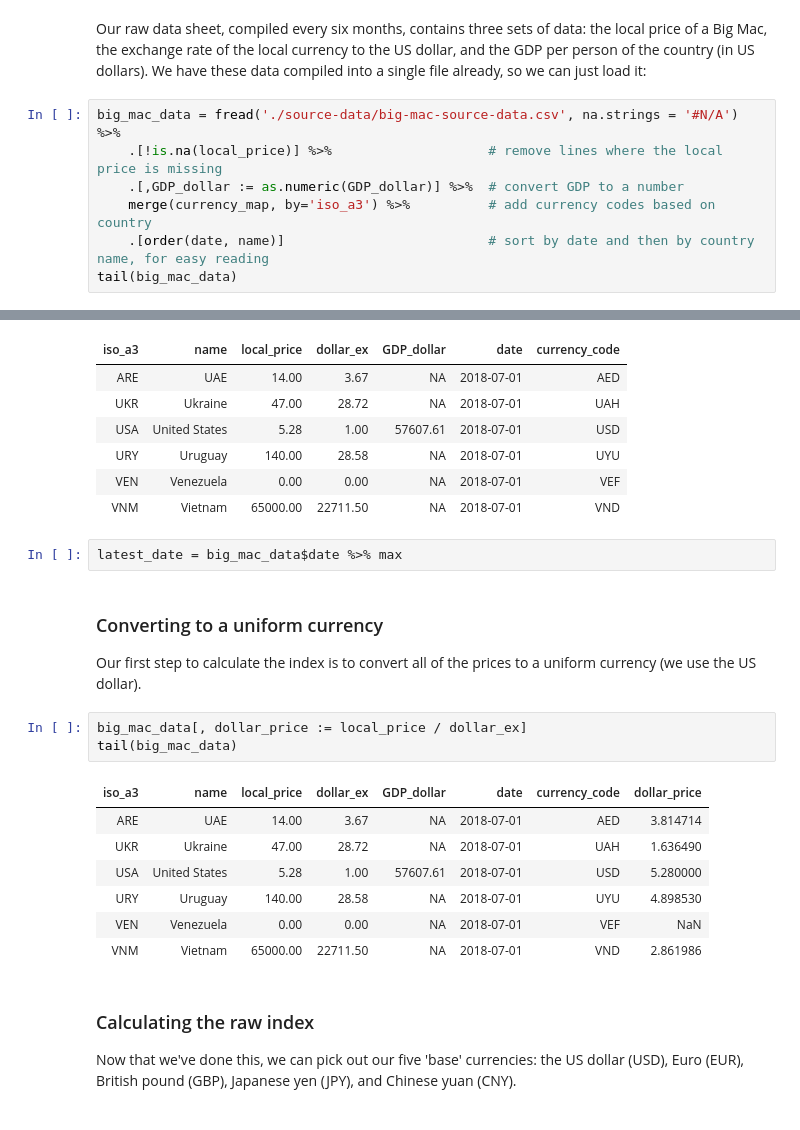
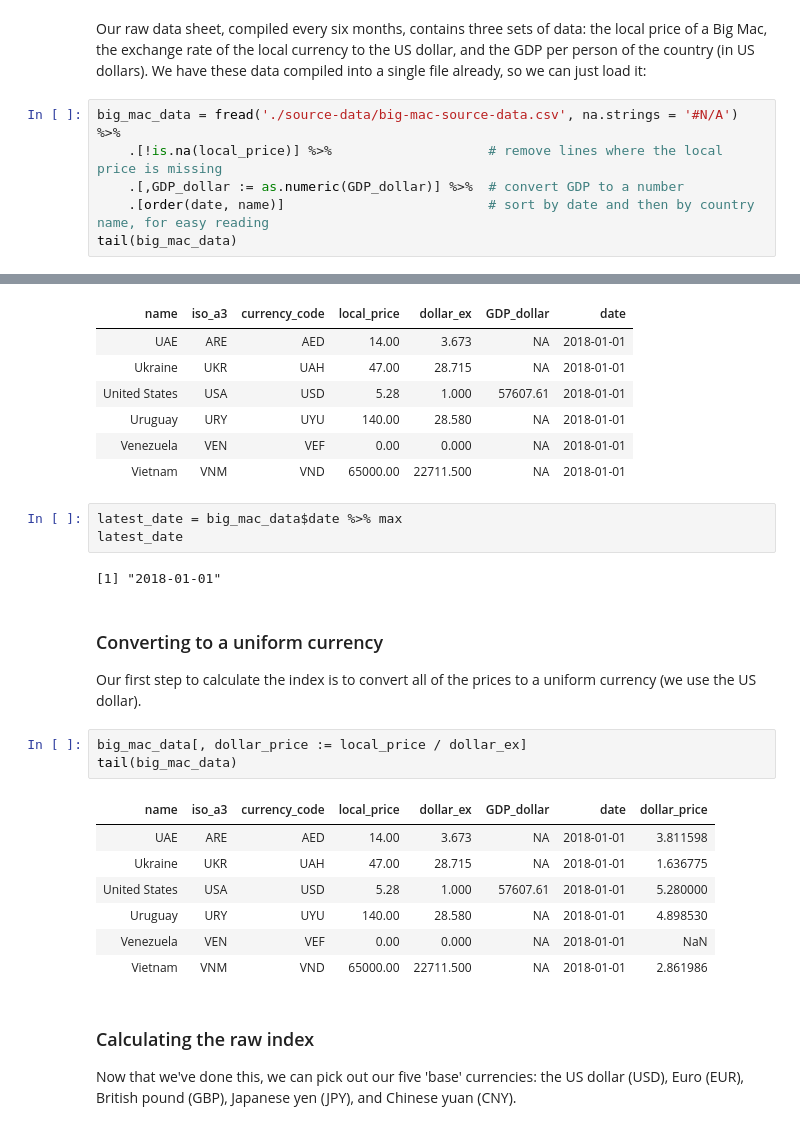
Before and after one commit to TheEconomist/big-mac-data, a Jupyter notebook: Big Mac data generator.ipynb, the cells around one changed output, grey strips where cells are left out. Cells and saved outputs as stored; diff of their text form.

Commit message:
Adding in the latest math and Readme.

```diff
--- a/Big Mac data generator.ipynb
+++ b/Big Mac data generator.ipynb
@@ -59,7 +43,6 @@ Our raw data sheet, compiled every six months, contains three sets of data: the
 big_mac_data = fread('./source-data/big-mac-source-data.csv', na.strings = '#N/A') %>%
     .[!is.na(local_price)] %>%                    # remove lines where the local price is missing
     .[,GDP_dollar := as.numeric(GDP_dollar)] %>%  # convert GDP to a number
-    merge(currency_map, by='iso_a3') %>%          # add currency codes based on country
     .[order(date, name)]                          # sort by date and then by country name, for easy reading
 tail(big_mac_data)
 # %% [output]
@@ -68,12 +49,15 @@ Warning message in eval(jsub, SDenv, parent.frame()):
-| iso_a3 | name | local_price | dollar_ex | GDP_dollar | date | currency_code |
-| ARE | UAE | 14.00 | 3.67 | NA | 2018-07-01 | AED |
-| UKR | Ukraine | 47.00 | 28.72 | NA | 2018-07-01 | UAH |
-| USA | United States | 5.28 | 1.00 | 57607.61 | 2018-07-01 | USD |
-| URY | Uruguay | 140.00 | 28.58 | NA | 2018-07-01 | UYU |
-| VEN | Venezuela | 0.00 | 0.00 | NA | 2018-07-01 | VEF |
-| VNM | Vietnam | 65000.00 | 22711.50 | NA | 2018-07-01 | VND |
+| name | iso_a3 | currency_code | local_price | dollar_ex | GDP_dollar | date |
+| UAE | ARE | AED | 14.00 | 3.673 | NA | 2018-01-01 |
+| Ukraine | UKR | UAH | 47.00 | 28.715 | NA | 2018-01-01 |
+| United States | USA | USD | 5.28 | 1.000 | 57607.61 | 2018-01-01 |
+| Uruguay | URY | UYU | 140.00 | 28.580 | NA | 2018-01-01 |
+| Venezuela | VEN | VEF | 0.00 | 0.000 | NA | 2018-01-01 |
+| Vietnam | VNM | VND | 65000.00 | 22711.500 | NA | 2018-01-01 |
 # %%
 latest_date = big_mac_data$date %>% max
+latest_date
+# %% [output]
+[1] "2018-01-01"
 # %% [markdown]
 ### Converting to a uniform currency
 
@@ -82,13 +66,13 @@ Our first step to calculate the index is to convert all of the prices to a unifo
 big_mac_data[, dollar_price := local_price / dollar_ex]
 tail(big_mac_data)
 # %% [output]
-| iso_a3 | name | local_price | dollar_ex | GDP_dollar | date | currency_code | dollar_price |
-| ARE | UAE | 14.00 | 3.67 | NA | 2018-07-01 | AED | 3.814714 |
-| UKR | Ukraine | 47.00 | 28.72 | NA | 2018-07-01 | UAH | 1.636490 |
-| USA | United States | 5.28 | 1.00 | 57607.61 | 2018-07-01 | USD | 5.280000 |
-| URY | Uruguay | 140.00 | 28.58 | NA | 2018-07-01 | UYU | 4.898530 |
-| VEN | Venezuela | 0.00 | 0.00 | NA | 2018-07-01 | VEF | NaN |
-| VNM | Vietnam | 65000.00 | 22711.50 | NA | 2018-07-01 | VND | 2.861986 |
+| name | iso_a3 | currency_code | local_price | dollar_ex | GDP_dollar | date | dollar_price |
+| UAE | ARE | AED | 14.00 | 3.673 | NA | 2018-01-01 | 3.811598 |
+| Ukraine | UKR | UAH | 47.00 | 28.715 | NA | 2018-01-01 | 1.636775 |
+| United States | USA | USD | 5.28 | 1.000 | 57607.61 | 2018-01-01 | 5.280000 |
+| Uruguay | URY | UYU | 140.00 | 28.580 | NA | 2018-01-01 | 4.898530 |
+| Venezuela | VEN | VEF | 0.00 | 0.000 | NA | 2018-01-01 | NaN |
+| Vietnam | VNM | VND | 65000.00 | 22711.500 | NA | 2018-01-01 | 2.861986 |
 # %% [markdown]
 ### Calculating the raw index
 
```
Also changed, not shown: parts of 16 cells of this notebook, 5 other files.
